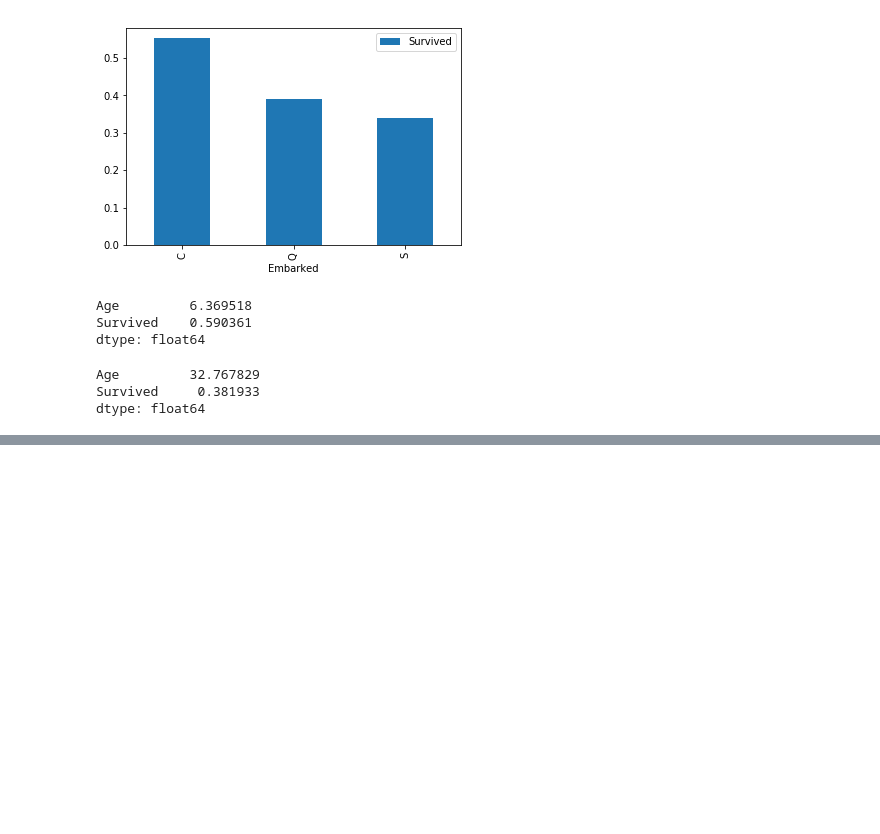
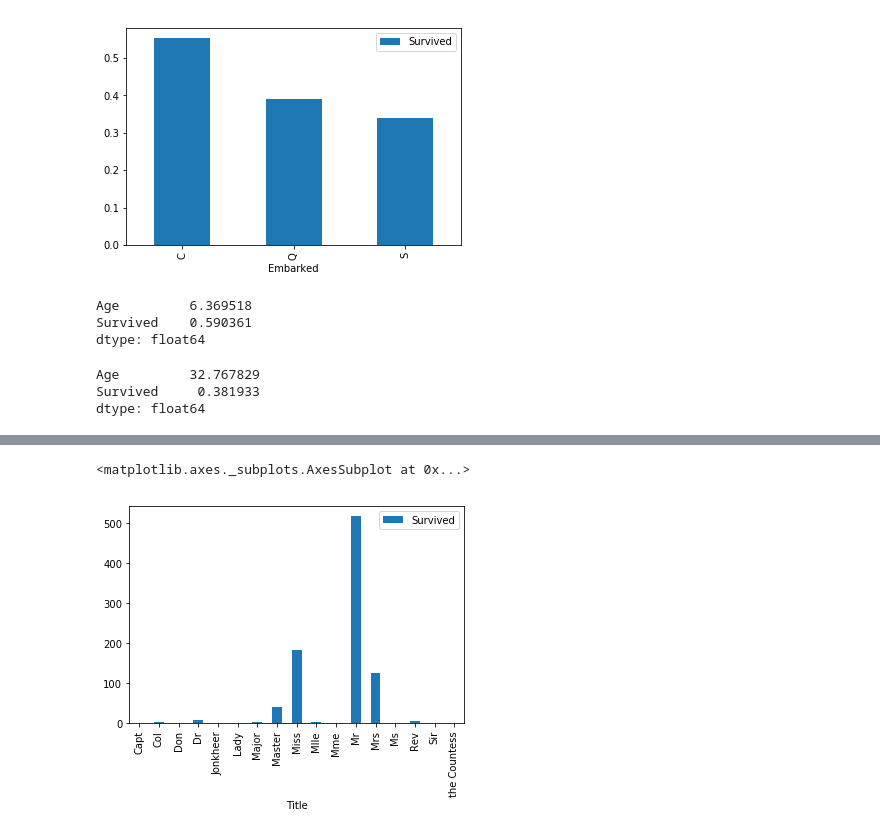
Before and after one commit to TommyCpp/KagglePlayground, a Jupyter notebook: Titanic/preprocess.ipynb, the cells around one changed output, grey strips where cells are left out. Drawn from its saved outputs; the diff is of its cells as text; code cells hidden in the pictures; blank space fills up the shorter version.

```diff
--- a/Titanic/preprocess.ipynb
+++ b/Titanic/preprocess.ipynb
@@ -133,3 +133,6 @@ df[df['Age']>=16][['Age','Survived']].mean()
 Age         32.767829
 Survived     0.381933
 dtype: float64
+# %%
+df.loc[df['Age']<16,'isChild'] = 1
+df.loc[df['Age']>=16,'isChild'] = 0
@@ -135,0 +146,7 @@ dtype: float64
+# %%
+df['Title'] = df['Name'].str.split(", ", expand=True)[1].str.split(".", expand=True)[0]
+# %%
+df.loc[:,['Title','Survived']].groupby('Title').count().plot.bar()
+# %% [output]
+<matplotlib.axes._subplots.AxesSubplot at 0x...>
+[figure, added]
```
Also changed, not shown: parts of 11 cells of this notebook, 7 other files.
